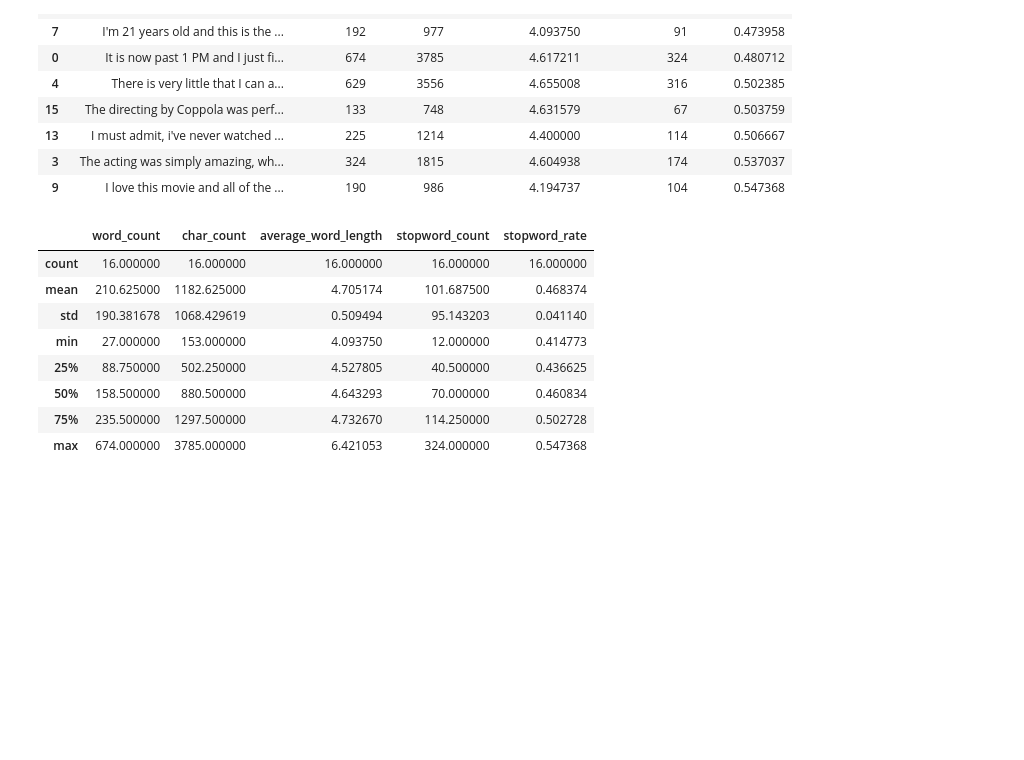
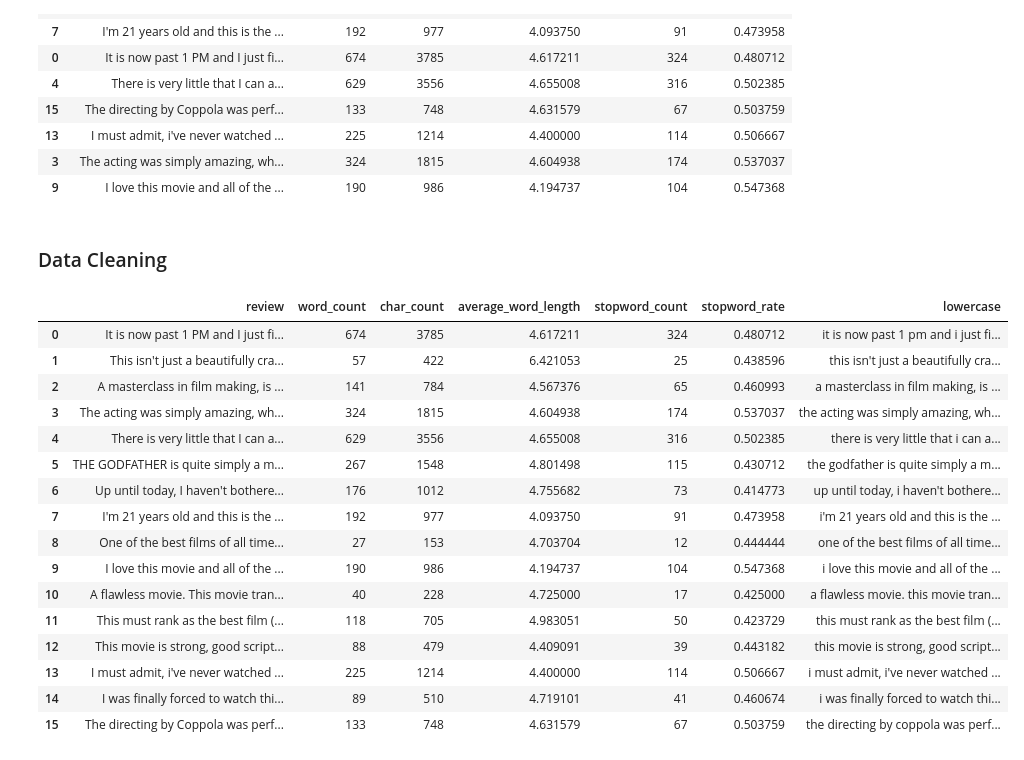
Before and after one commit to anishhgoel/business_sentiment_analysis, a Jupyter notebook: business_reviews.ipynb, the cells around one changed output. Saved outputs shown, nothing was run; the diff lists cells and outputs as text; code cells hidden in the pictures; blank space fills up the shorter version.

Commit message:
data cleaning

```diff
--- a/business_reviews.ipynb
+++ b/business_reviews.ipynb
@@ -146,15 +146,28 @@ df.sort_values(by = 'stopword_rate')
 | 13 | I must admit, i've never watched ... | 225 | 1214 | 4.400000 | 114 | 0.506667 |
 | 3 | The acting was simply amazing, wh... | 324 | 1815 | 4.604938 | 174 | 0.537037 |
 | 9 | I love this movie and all of the ... | 190 | 986 | 4.194737 | 104 | 0.547368 |
+# %% [markdown]
+### Data Cleaning
+# %%
+#lower casing all the words
+df['lowercase'] = df['review'].apply(lambda x: " ".join(word.lower() for word in x.split()))
 # %%
-df.describe()
+df
 # %% [output]
-|  | word_count | char_count | average_word_length | stopword_count | stopword_rate |
-| count | 16.000000 | 16.000000 | 16.000000 | 16.000000 | 16.000000 |
-| mean | 210.625000 | 1182.625000 | 4.705174 | 101.687500 | 0.468374 |
-| std | 190.381678 | 1068.429619 | 0.509494 | 95.143203 | 0.041140 |
-| min | 27.000000 | 153.000000 | 4.093750 | 12.000000 | 0.414773 |
-| 25% | 88.750000 | 502.250000 | 4.527805 | 40.500000 | 0.436625 |
-| 50% | 158.500000 | 880.500000 | 4.643293 | 70.000000 | 0.460834 |
-| 75% | 235.500000 | 1297.500000 | 4.732670 | 114.250000 | 0.502728 |
-| max | 674.000000 | 3785.000000 | 6.421053 | 324.000000 | 0.547368 |
+|  | review | word_count | char_count | average_word_length | stopword_count | stopword_rate | lowercase |
+| 0 | It is now past 1 PM and I just fi... | 674 | 3785 | 4.617211 | 324 | 0.480712 | it is now past 1 pm and i just fi... |
+| 1 | This isn't just a beautifully cra... | 57 | 422 | 6.421053 | 25 | 0.438596 | this isn't just a beautifully cra... |
+| 2 | A masterclass in film making, is ... | 141 | 784 | 4.567376 | 65 | 0.460993 | a masterclass in film making, is ... |
+| 3 | The acting was simply amazing, wh... | 324 | 1815 | 4.604938 | 174 | 0.537037 | the acting was simply amazing, wh... |
+| 4 | There is very little that I can a... | 629 | 3556 | 4.655008 | 316 | 0.502385 | there is very little that i can a... |
+| 5 | THE GODFATHER is quite simply a m... | 267 | 1548 | 4.801498 | 115 | 0.430712 | the godfather is quite simply a m... |
+| 6 | Up until today, I haven't bothere... | 176 | 1012 | 4.755682 | 73 | 0.414773 | up until today, i haven't bothere... |
+| 7 | I'm 21 years old and this is the ... | 192 | 977 | 4.093750 | 91 | 0.473958 | i'm 21 years old and this is the ... |
+| 8 | One of the best films of all time... | 27 | 153 | 4.703704 | 12 | 0.444444 | one of the best films of all time... |
+| 9 | I love this movie and all of the ... | 190 | 986 | 4.194737 | 104 | 0.547368 | i love this movie and all of the ... |
+| 10 | A flawless movie. This movie tran... | 40 | 228 | 4.725000 | 17 | 0.425000 | a flawless movie. this movie tran... |
+| 11 | This must rank as the best film (... | 118 | 705 | 4.983051 | 50 | 0.423729 | this must rank as the best film (... |
+| 12 | This movie is strong, good script... | 88 | 479 | 4.409091 | 39 | 0.443182 | this movie is strong, good script... |
+| 13 | I must admit, i've never watched ... | 225 | 1214 | 4.400000 | 114 | 0.506667 | i must admit, i've never watched ... |
+| 14 | I was finally forced to watch thi... | 89 | 510 | 4.719101 | 41 | 0.460674 | i was finally forced to watch thi... |
+| 15 | The directing by Coppola was perf... | 133 | 748 | 4.631579 | 67 | 0.503759 | the directing by coppola was perf... |
```
Also changed, not shown: parts of 12 cells of this notebook.
